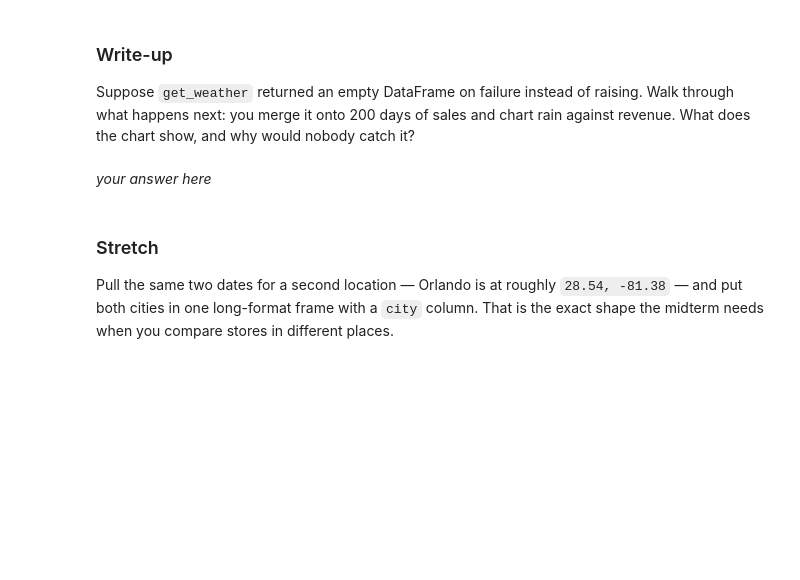
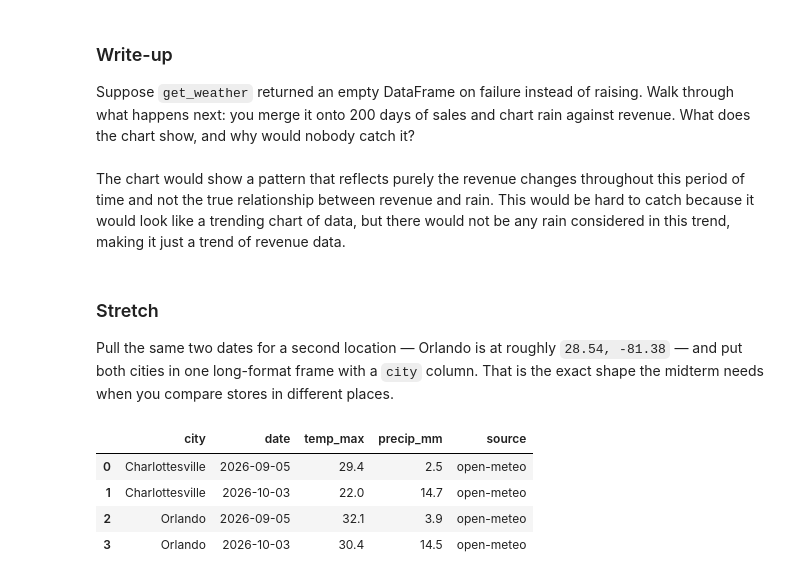
Before and after one commit to TommySnyd/ds2002-fa26, a Jupyter notebook: notebooks/04-json-apis/2026-10-09 — Public API to Clean Table — Lab.ipynb, the cells around one changed output. Saved outputs shown, nothing was run; the diff lists cells and outputs as text; code cells hidden in the pictures; blank space fills up the shorter version.

```diff
--- a/notebooks/04-json-apis/2026-10-09 — Public API to Clean Table — Lab.ipynb
+++ b/notebooks/04-json-apis/2026-10-09 — Public API to Clean Table — Lab.ipynb
@@ -165,8 +180,8 @@ else:
 ### Write-up
 
 Suppose `get_weather` returned an empty DataFrame on failure instead of raising. Walk through what happens next: you merge it onto 200 days of sales and chart rain against revenue. What does the chart show, and why would nobody catch it?
-# %% [markdown]
-_your answer here_
+# %% [markdown]
+The chart would show a pattern that reflects purely the revenue changes throughout this period of time and not the true relationship between revenue and rain. This would be hard to catch because it would look like a trending chart of data, but there would not be any rain considered in this trend, making it just a trend of revenue data.
 # %% [markdown]
 ### Stretch
 
@@ -175,0 +189,24 @@ Pull the same two dates for a second location — Orlando is at roughly `28.54,
+# %%
+# stretch
+CITIES = {'Charlottesville': (38.03, -78.51), 'Orlando': (28.54, -81.38)}
+frames = []
+for city, (lat, lon) in CITIES.items():
+    df = get_weather(DATES[0], DATES[1], lat=lat, lon=lon)
+    df = df[df['time'].isin(DATES)].copy()
+    df['city'] = city
+    frames.append(df)
+
+both = (
+    pd.concat(frames, ignore_index=True)
+    .rename(columns={'time': 'date', 'temperature_2m_max': 'temp_max',
+                     'precipitation_sum': 'precip_mm'})
+    .assign(date=lambda d: pd.to_datetime(d['date']), source='open-meteo')
+    [['city', 'date', 'temp_max', 'precip_mm', 'source']]
+)
+both
+# %% [output]
+|  | city | date | temp_max | precip_mm | source |
+| 0 | Charlottesville | 2026-09-05 | 29.4 | 2.5 | open-meteo |
+| 1 | Charlottesville | 2026-10-03 | 22.0 | 14.7 | open-meteo |
+| 2 | Orlando | 2026-09-05 | 32.1 | 3.9 | open-meteo |
+| 3 | Orlando | 2026-10-03 | 30.4 | 14.5 | open-meteo |
```
Also changed, not shown: parts of 4 cells of this notebook.
